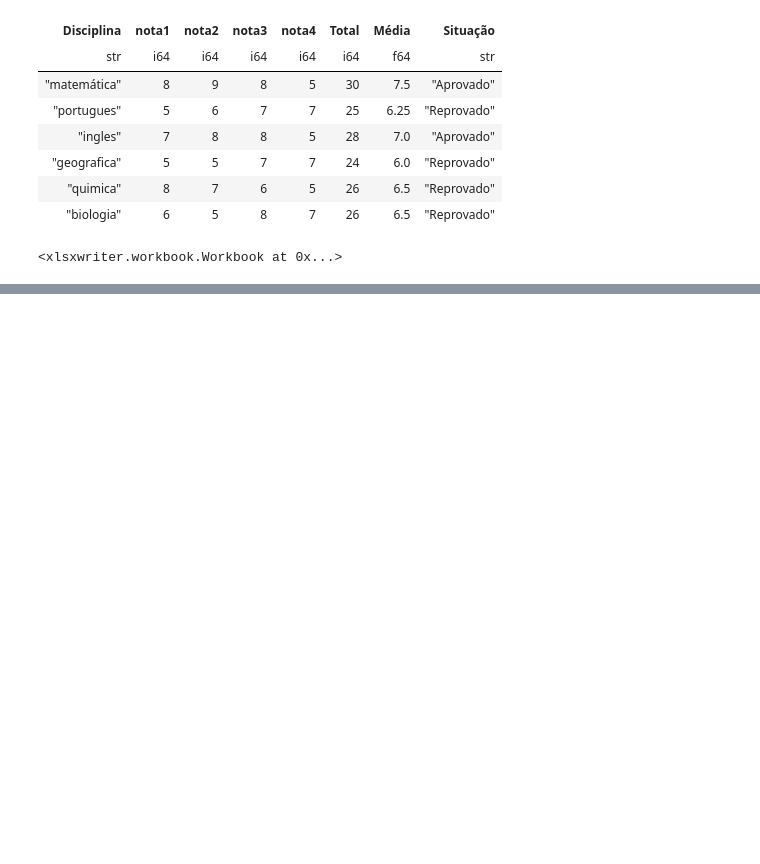
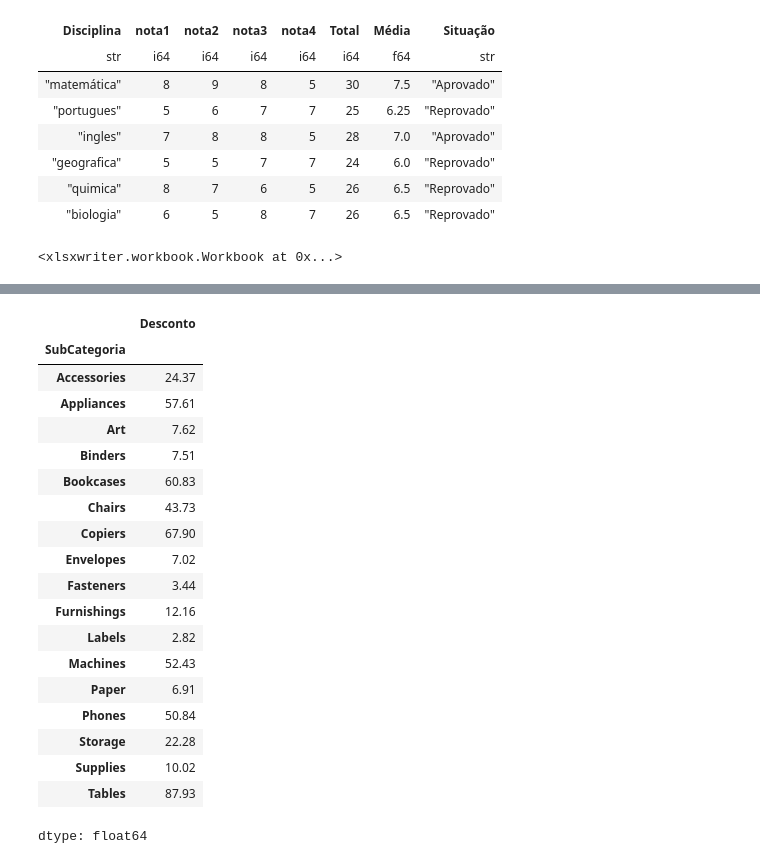
Before and after one commit to ResidenciaSerratecDados/PowerBI_Python, a Jupyter notebook: PowerBI_Python.ipynb, the cells around one changed output, grey strips where cells are left out. Saved outputs shown, nothing was run; the diff lists cells and outputs as text; code cells hidden in the pictures; blank space fills up the shorter version.

```diff
--- a/PowerBI_Python.ipynb
+++ b/PowerBI_Python.ipynb
@@ -84,0 +196,26 @@ display(vendas.head(51291))
+# %%
+#Pergunta 4 - Qual foi a média de desconto nas vendas por subcategoria de produto?
+
+desconto = vendas.groupby('SubCategoria')['Desconto'].mean().round(2)
+display(desconto.head(20))
+# %% [output]
+|  | Desconto |
+| SubCategoria |  |
+| Accessories | 24.37 |
+| Appliances | 57.61 |
+| Art | 7.62 |
+| Binders | 7.51 |
+| Bookcases | 60.83 |
+| Chairs | 43.73 |
+| Copiers | 67.90 |
+| Envelopes | 7.02 |
+| Fasteners | 3.44 |
+| Furnishings | 12.16 |
+| Labels | 2.82 |
+| Machines | 52.43 |
+| Paper | 6.91 |
+| Phones | 50.84 |
+| Storage | 22.28 |
+| Supplies | 10.02 |
+| Tables | 87.93 |
+dtype: float64
```
Also changed, not shown: parts of 13 cells of this notebook, 3 other files.
